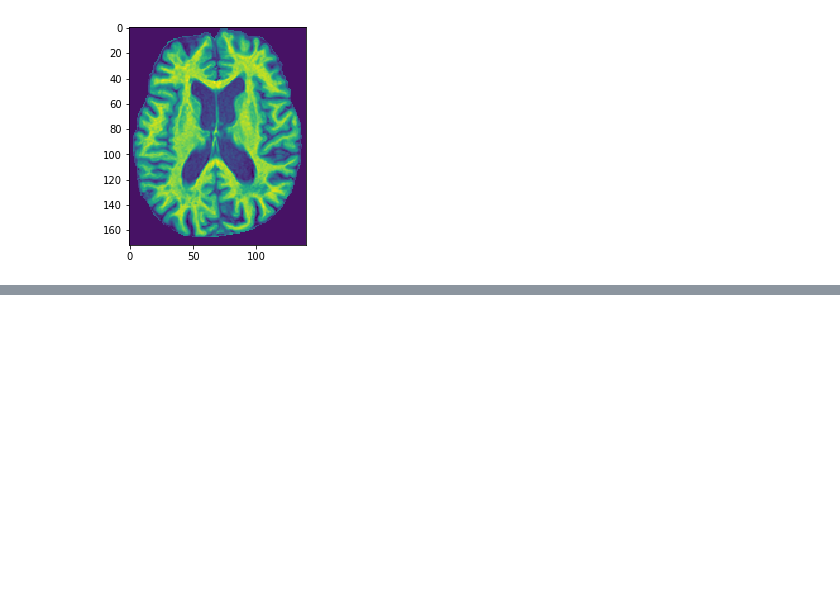
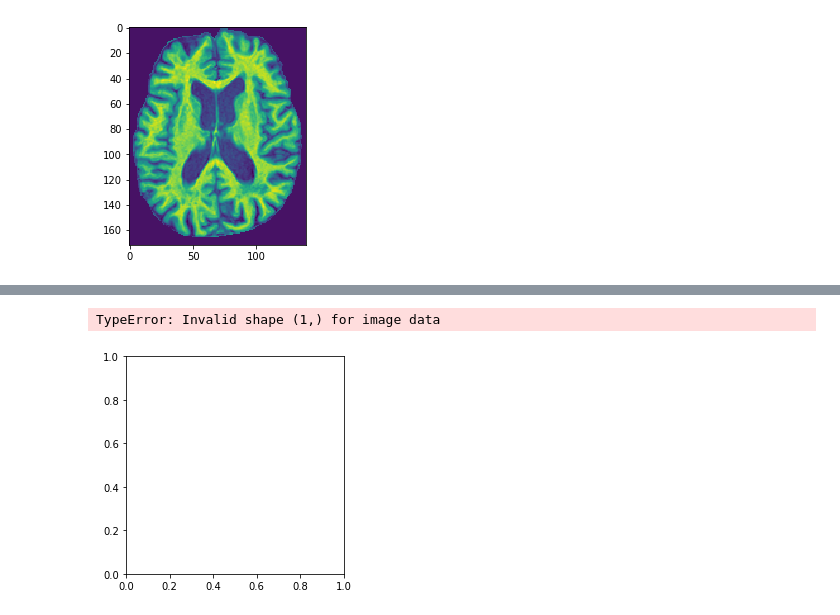
Before and after one commit to sami-ets/DeepNormalize, a Jupyter notebook: deepNormalize/preprocessing/test.ipynb, the cells around one changed output, grey strips where cells are left out. Drawn from its saved outputs; the diff is of its cells as text; code cells hidden in the pictures; blank space fills up the shorter version.

```diff
--- a/deepNormalize/preprocessing/test.ipynb
+++ b/deepNormalize/preprocessing/test.ipynb
@@ -108,0 +125,11 @@ plt.show()
+# %%
+xr = np.linspace(-4,4, 1)
+yr = 2-0.1* np.power(xr, 2)
+# %%
+img = np.multiply(yr, xr)
+# %%
+plt.imshow(img)
+plt.show()
+# %% [output]
+TypeError: Invalid shape (1,) for image data
+[figure, added]
```
Also changed, not shown: parts of 19 cells of this notebook, 6 other files.
